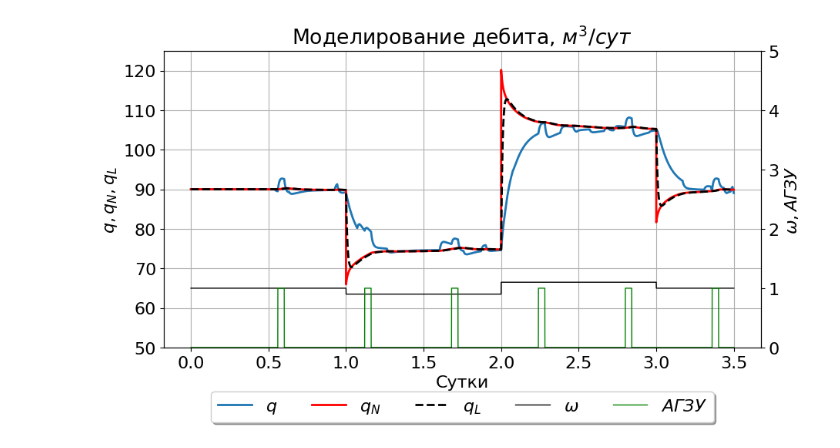
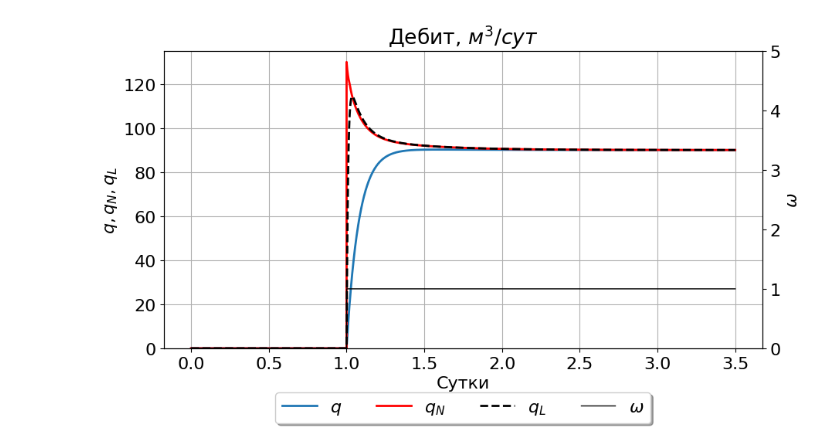
Before and after one commit to IANovoselov/well, a Jupyter notebook: well.ipynb, the cells around one changed output. Drawn from its saved outputs; the diff is of its cells as text; code cells hidden in the pictures.

```diff
--- a/well.ipynb
+++ b/well.ipynb
@@ -12,7 +12,7 @@ plt.rcParams.update({'font.size': 16})
 # %%
  # Исходные данные для моделировния
 p_0 = 0.1  # Атмосферное давление
-p_L = p_L_avg = p_L_rand = 1.5  # Давление в линии нефтесбора
+p_L = 1.5  # Давление в линии нефтесбора
 
 # Ограничения
 h_lim = 100  # По уровню над приёмом насос
@@ -375,11 +395,15 @@ reservoir = Reservoir()
 well_params = WellParameters().init_dh_r(reservoir, oil).init_m_r3_p_g3(oil)
 
 pump = Pump().init_h_0(well_params, reservoir, oil)
+pump.w = 0
 
 agzu = AGZU()
+agzu.enable = False
 
-w_program = {1: 0.9, 2: 1.1, 3: 1}
+#w_program = {1: 0.9, 2: 1.1, 3: 1}
+w_program = {1: 1}
 well = Well(oil, pump, reservoir, well_params, agzu)
+well.p_L_change_enable = False
 well.set_w_program(w_program)
 
 
@@ -469,16 +493,18 @@ def build_plot(x: pd.Series, data: list[tuple[PlotData]], title: str, y_scale: O
 # %%
 plot_data = [
              (PlotData(df['q'], '', 2, 'q'),
               PlotData(df['q_N'], 'r', 2, 'q_N'),
-              PlotData(df['q_L'], 'k--', 2, 'q_L')),
+              PlotData(df['q_L'], 'k--', 2, 'q_L')
+              ),
 
              (PlotData(df['u'], 'k', 1, '\omega'),
-              PlotData(df['agzu'], 'g', 1, 'АГЗУ')),
+              #PlotData(df['agzu'], 'g', 1, 'АГЗУ')
+              ),
             ]
 
-build_plot(x, plot_data, 'Моделирование дебита, $м^3/сут$', y_scale = [Scale(min=50, max=125), Scale(min=0, max=5)])
+build_plot(x, plot_data, 'Дебит, $м^3/сут$', y_scale = [Scale(min=0, max=135), Scale(min=0, max=5)])
 # %% [output]
-[figure, old version]
+[figure, new version]
 # %%
 plot_data = [
              (PlotData(df['q'], '', 2, 'q'),
```
Also changed, not shown: parts of 6 cells of this notebook.
